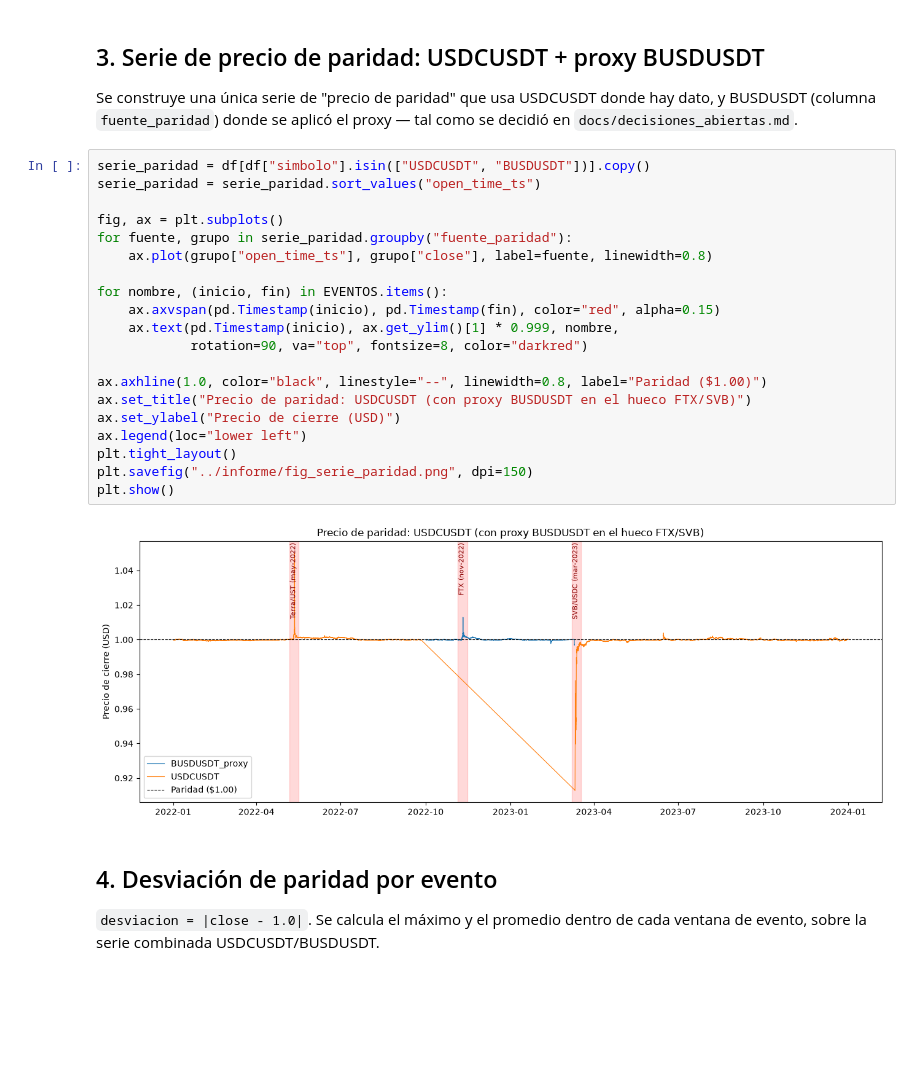
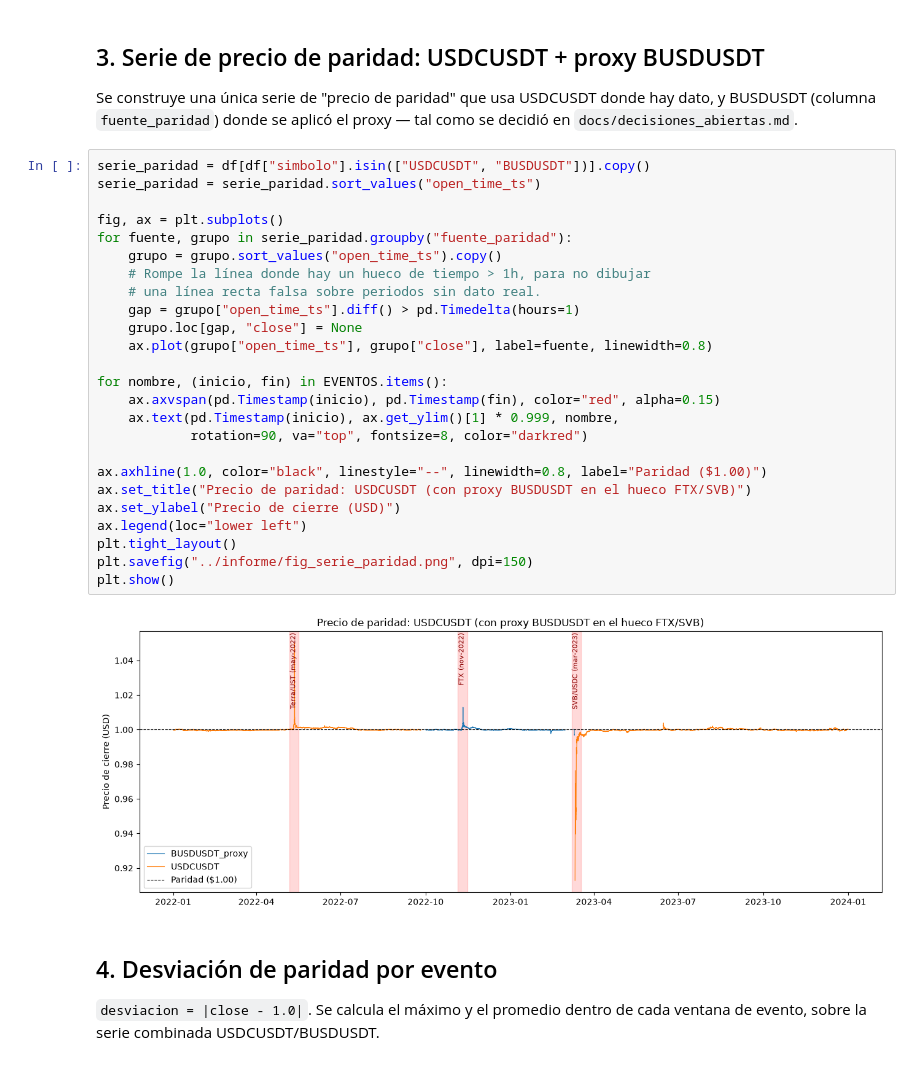
Before and after one commit to johnmarlon-chavez/stablecoin-depeg-detection, a Jupyter notebook: notebooks/03_eda.ipynb, the cells around one changed output. Saved outputs shown, nothing was run; the diff lists cells and outputs as text; blank space fills up the shorter version.

```diff
--- a/notebooks/03_eda.ipynb
+++ b/notebooks/03_eda.ipynb
@@ -66,25 +66,30 @@ en `docs/decisiones_abiertas.md`.
 # %%
 serie_paridad = df[df["simbolo"].isin(["USDCUSDT", "BUSDUSDT"])].copy()
 serie_paridad = serie_paridad.sort_values("open_time_ts")
 
 fig, ax = plt.subplots()
 for fuente, grupo in serie_paridad.groupby("fuente_paridad"):
+    grupo = grupo.sort_values("open_time_ts").copy()
+    # Rompe la línea donde hay un hueco de tiempo > 1h, para no dibujar
+    # una línea recta falsa sobre periodos sin dato real.
+    gap = grupo["open_time_ts"].diff() > pd.Timedelta(hours=1)
+    grupo.loc[gap, "close"] = None
     ax.plot(grupo["open_time_ts"], grupo["close"], label=fuente, linewidth=0.8)
 
 for nombre, (inicio, fin) in EVENTOS.items():
     ax.axvspan(pd.Timestamp(inicio), pd.Timestamp(fin), color="red", alpha=0.15)
     ax.text(pd.Timestamp(inicio), ax.get_ylim()[1] * 0.999, nombre,
             rotation=90, va="top", fontsize=8, color="darkred")
 
 ax.axhline(1.0, color="black", linestyle="--", linewidth=0.8, label="Paridad ($1.00)")
 ax.set_title("Precio de paridad: USDCUSDT (con proxy BUSDUSDT en el hueco FTX/SVB)")
 ax.set_ylabel("Precio de cierre (USD)")
 ax.legend(loc="lower left")
 plt.tight_layout()
 plt.savefig("../informe/fig_serie_paridad.png", dpi=150)
 plt.show()
 # %% [output]
-[figure, old version]
+[figure, new version]
 # %% [markdown]
 ## 4. Desviación de paridad por evento
 
```
Also changed, not shown: 4 other files.
